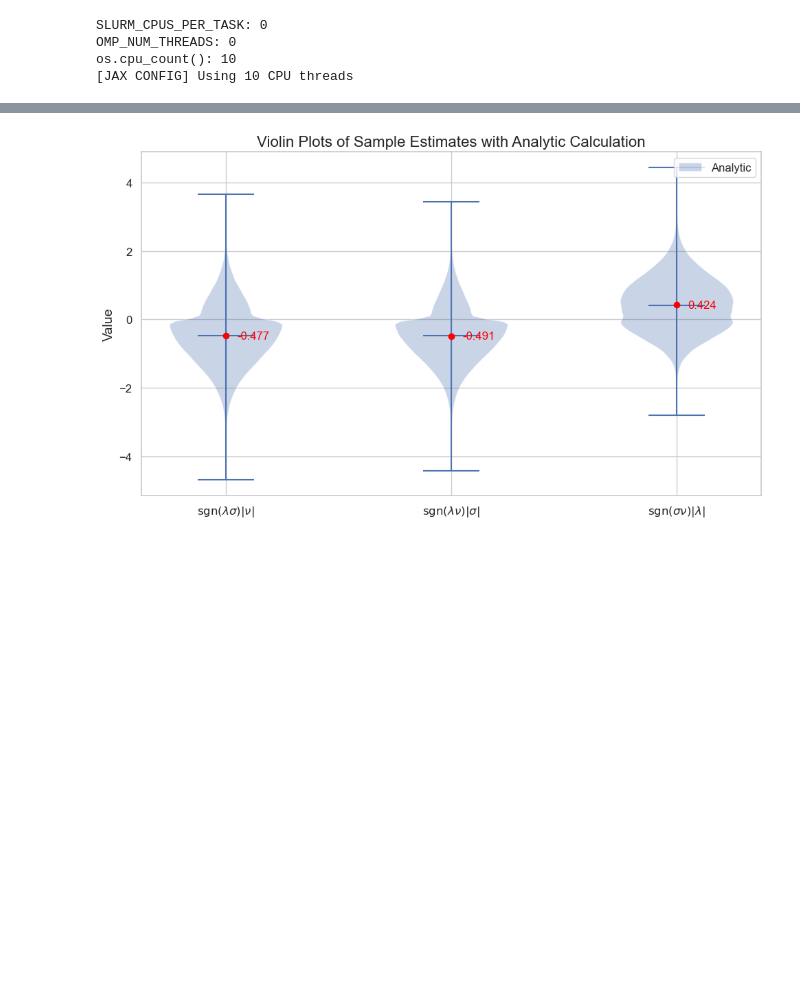
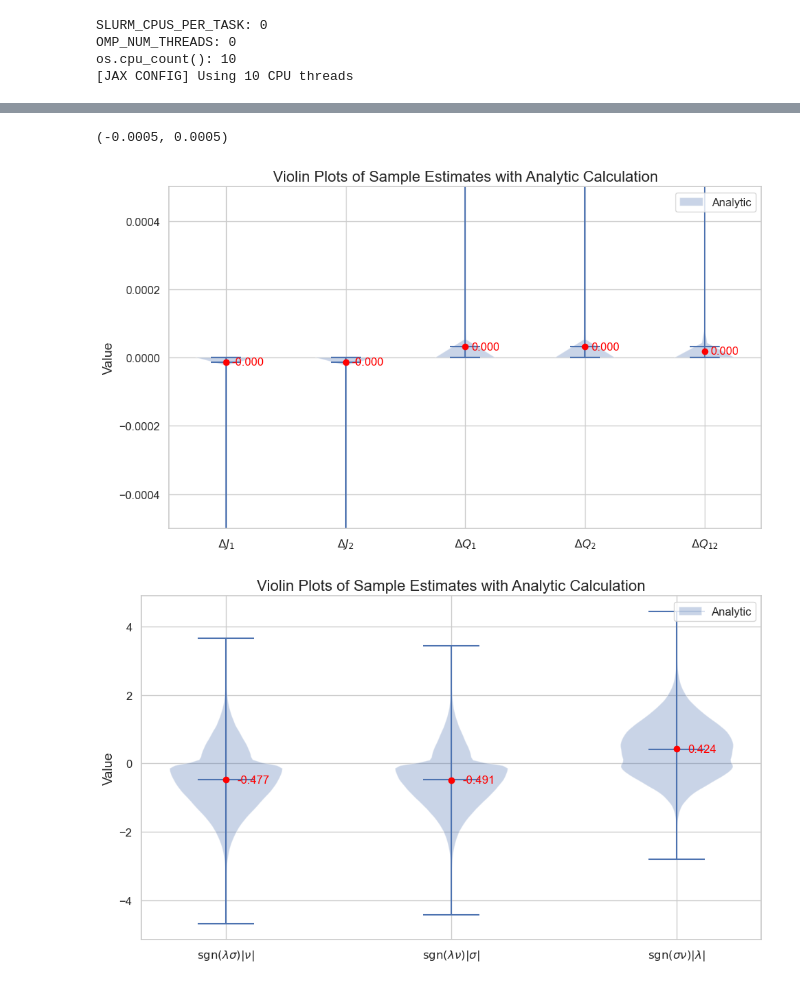
Before and after one commit to nishp99/Collective-learning-, a Jupyter notebook: test_expectations.ipynb, the cells around one changed output, grey strips where cells are left out. Cells and saved outputs as stored; diff of their text form; code cells hidden in the pictures; blank space fills up the shorter version.

```diff
--- a/test_expectations.ipynb
+++ b/test_expectations.ipynb
@@ -67,0 +112,2 @@ def conditional_gaussian(mean, cov, given_index, given_value):
+# %%
+T = 5
@@ -68,3 +342,63 @@ def conditional_gaussian(mean, cov, given_index, given_value):
+# %%
+fig, ax = plt.subplots(figsize=(10, 6))
+
+# Data for violin plots
+data = [
+    J_1_emp,
+    J_2_emp,
+    Q_1_emp,
+    Q_2_emp,
+    Q_12_emp
+
+]
+labels = [
+    r"${\Delta}J_1$",
+    r"${\Delta}J_2$",
+    r"${\Delta}Q_1$",
+    r"${\Delta}Q_2$",
+    r"${\Delta}Q_{12}$"
+]
+analytics = [
+    dJ_1,
+    dJ_2,
+    dQ_1,
+    dQ_2,
+    dQ_12
+]
+
+# Create violin plots
+parts = ax.violinplot(data, showmeans=True, showmedians=True, showextrema=True)
+# parts = ax.hist(data) #showmeans=True, showmedians=True, showextrema=True)
+
+# Set x-ticks and labels
+ax.set_xticks([1, 2, 3, 4, 5])
+ax.set_xticklabels(labels)
+
+# Annotate analytic values
+for i, analytic in enumerate(analytics):
+    ax.scatter(i+1, analytic, color='red', zorder=3, label='Analytic' if i == 0 else "")
+    ax.text(i+1+0.05, analytic, f"{analytic:.3f}", color='red', va='center', fontsize=12)
+
+ax.set_ylabel("Value")
+ax.set_title("Violin Plots of Sample Estimates with Analytic Calculation")
+ax.legend(["Analytic"], loc="upper right")
+plt.tight_layout()
+# Show empirical means as blue dashed lines and annotate them
+"""for i, arr in enumerate(data):
+    mean_val = np.mean(arr)
+    ax.axhline(mean_val, color='blue', linestyle='--', xmin=(i)/5, xmax=(i+1)/5)"""
+    #ax.text(i+1+0.05, mean_val, f"mean={mean_val:.3e}", color='blue', va='center', fontsize=12)
+
+# Show mean value in x labels
+"""xticklabels_with_max = [
+    f"{label}\nmax={np.max(arr):.3e}" for label, arr in zip(labels, data)
+]
+ax.set_xticklabels(xticklabels_with_max)"""
+
+ax.set_ylim(bottom=-0.0005, top=0.0005)  # Set y-axis lower limit to 0
+# %% [output]
+(-0.0005, 0.0005)
+[figure, added]
 # %%
 #sample batch of vectors:
 Q_1, Q_2, Q_12, J_1, J_2, S = 0.8, 0.9, -0.6, -0.7, 0.5, 1
```
Also changed, not shown: parts of 31 cells of this notebook.
